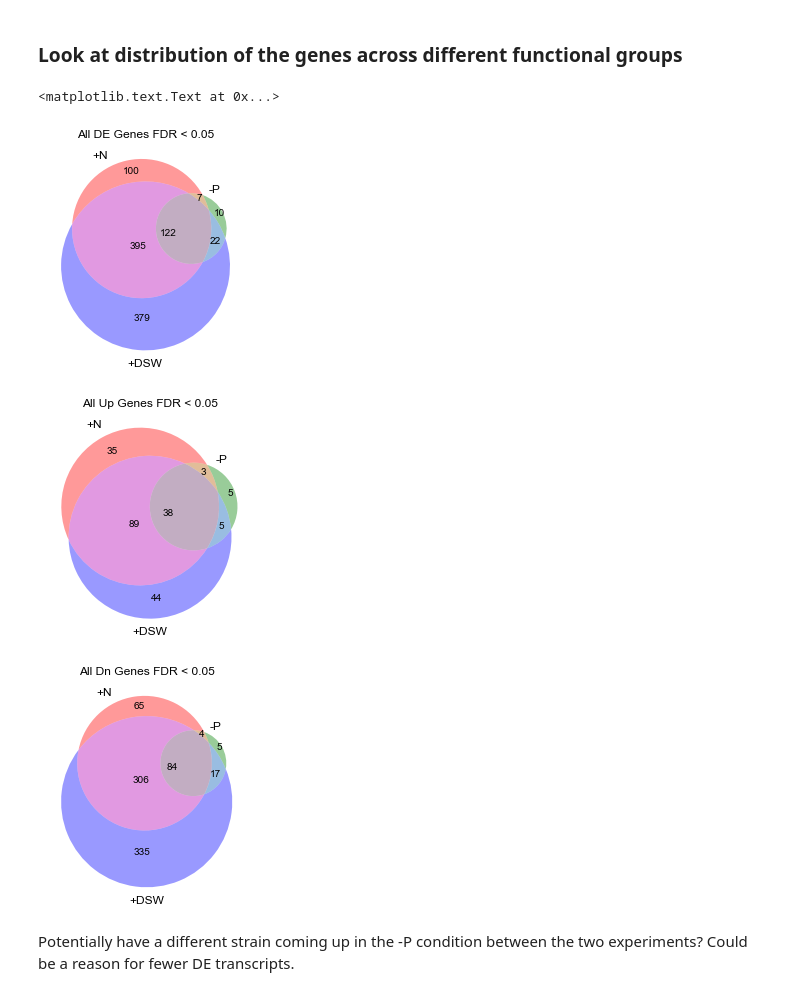
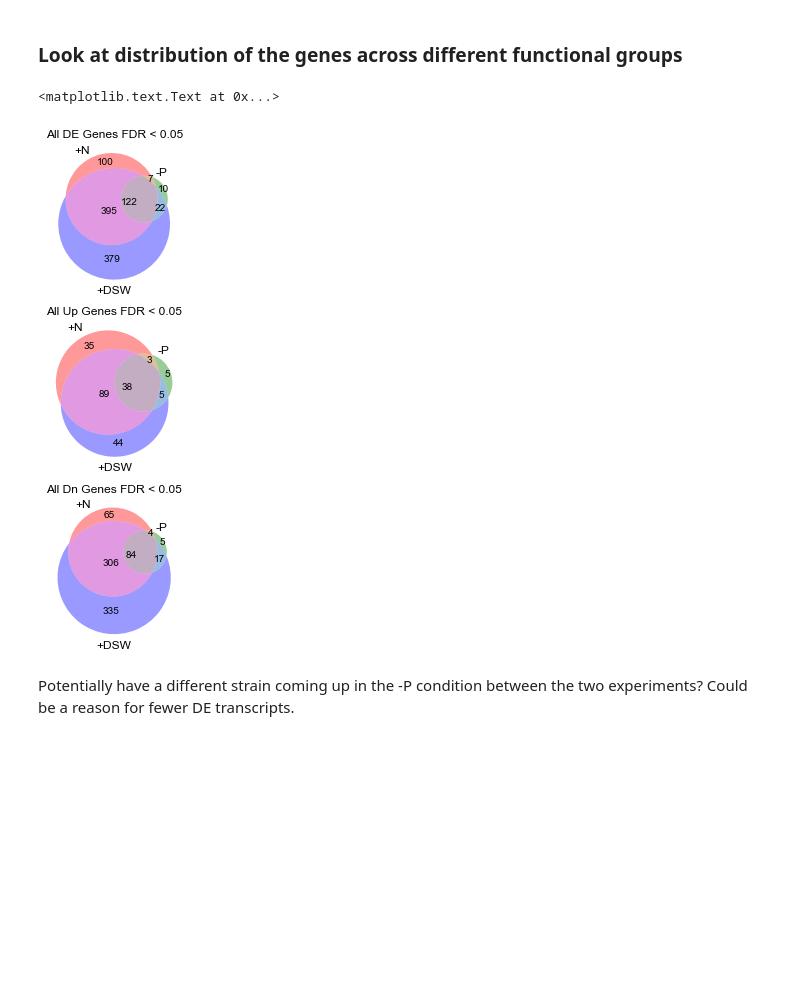
Before and after one commit to halexand/Ehux_HD, a Jupyter notebook: output_RSEM_Bowtie2/Ehux_SigGenes-isoformOrhtologusGroupComparison.ipynb, the cells around one changed output. Drawn from its saved outputs; the diff is of its cells as text; code cells hidden in the pictures; blank space fills up the shorter version.

```diff
--- a/output_RSEM_Bowtie2/Ehux_SigGenes-isoformOrhtologusGroupComparison.ipynb
+++ b/output_RSEM_Bowtie2/Ehux_SigGenes-isoformOrhtologusGroupComparison.ipynb
@@ -420,36 +448,37 @@ ax.set_title('All Dn Genes FDR < 0.05')
 # %%
 QR=RSEM_Isoform_Hash['Q_con_vs_R_PlusN']
 QV=RSEM_Isoform_Hash['Q_con_vs_V_MinusP']
 QX=RSEM_Isoform_Hash['Q_con_vs_X_PlusDSW']
 
 QR_Sig_Set=set(QR[QR.FDR<0.05].index)
 QV_Sig_Set=set(QV[QV.FDR<0.05].index)
 QX_Sig_Set=set(QX[QX.FDR<0.05].index)
 
-fig,ax=plt.subplots(1)
+fig,axs=plt.subplots(3)
+fig.set_size_inches(3,9)
+
+ax=axs[0]
 venn3([QR_Sig_Set, QV_Sig_Set, QX_Sig_Set], set_labels=['+N','-P', '+DSW'],ax=ax)
 ax.set_title('All DE Genes FDR < 0.05')
 
 Up_R_Q=set(QR[(QR.FDR<0.05)&(QR.logFC<0)].index)
 Up_V_Q=set(QV[(QV.FDR<0.05)&(QV.logFC<0)].index)
 Up_X_Q=set(QX[(QX.FDR<0.05)&(QX.logFC<0)].index)
 
-fig,ax=plt.subplots(1)
-venn3([Up_R_Q, Up_V_Q, Up_X_Q], set_labels=['+N','-P', '+DSW'])
+ax=axs[1]
+venn3([Up_R_Q, Up_V_Q, Up_X_Q], set_labels=['+N','-P', '+DSW'], ax=ax)
 ax.set_title('All Up Genes FDR < 0.05')
 
 Dn_R_Q=set(QR[(QR.FDR<0.05)&(QR.logFC>0)].index)
 Dn_V_Q=set(QV[(QV.FDR<0.05)&(QV.logFC>0)].index)
 Dn_X_Q=set(QX[(QX.FDR<0.05)&(QX.logFC>0)].index)
 
-fig,ax=plt.subplots(1)
-venn3([Dn_R_Q, Dn_V_Q, Dn_X_Q], set_labels=['+N','-P', '+DSW'])
+ax=axs[2]
+venn3([Dn_R_Q, Dn_V_Q, Dn_X_Q], set_labels=['+N','-P', '+DSW'],ax=ax)
 ax.set_title('All Dn Genes FDR < 0.05')
 # %% [output]
 <matplotlib.text.Text at 0x...>
-[figure, old version]
+[figure, new version]
-[figure, removed]
-[figure, removed]
 # %% [markdown]
 Potentially have a different strain coming up in the -P condition between the two experiments? Could be a reason for fewer DE transcripts.
 # %% [markdown]
```
Also changed, not shown: parts of 75 cells of this notebook, 58 other files.
